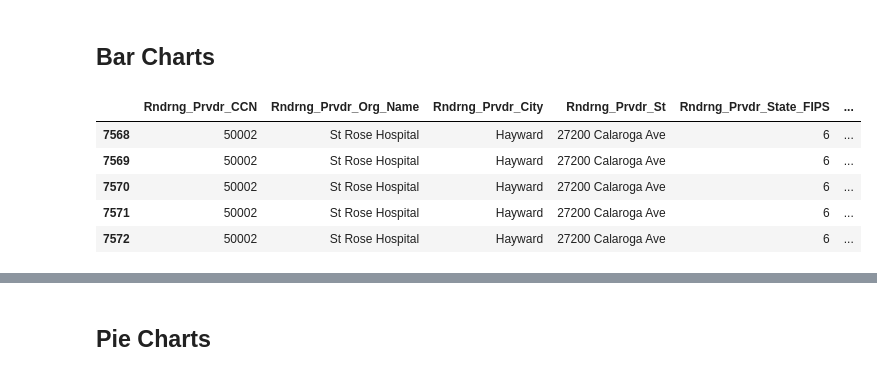
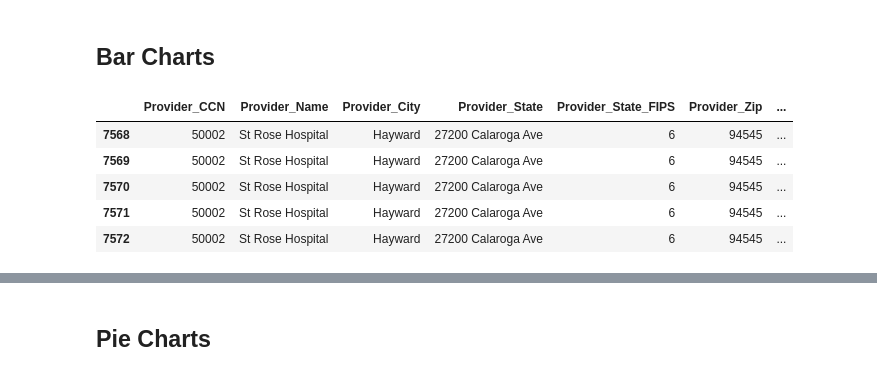
Before and after one commit to kgndirangu/project1, a Jupyter notebook: medicare.ipynb, the cells around one changed output, grey strips where cells are left out. Drawn from its saved outputs; the diff is of its cells as text; code cells hidden in the pictures.

```diff
--- a/medicare.ipynb
+++ b/medicare.ipynb
@@ -374,14 +493,14 @@ cost_summary
 # %%
 #Create dataset for 5 states of interest (states with highest discharge rates): PA, NY, CA, TX, FL
 
 selected_states = ["PA", "CA", "NY", "FL", "TX"]
-top_states = medicare_data[medicare_data["Rndrng_Prvdr_State_Abrvtn"].isin(selected_states)]
+top_states = medicare_data[medicare_data["Provider_State_Abbreviation"].isin(selected_states)]
 top_states.head()
 # %% [output]
-|  | Rndrng_Prvdr_CCN | Rndrng_Prvdr_Org_Name | Rndrng_Prvdr_City | Rndrng_Prvdr_St | Rndrng_Prvdr_State_FIPS | ... |
-| 7568 | 50002 | St Rose Hospital | Hayward | 27200 Calaroga Ave | 6 | ... |
-| 7569 | 50002 | St Rose Hospital | Hayward | 27200 Calaroga Ave | 6 | ... |
-| 7570 | 50002 | St Rose Hospital | Hayward | 27200 Calaroga Ave | 6 | ... |
-| 7571 | 50002 | St Rose Hospital | Hayward | 27200 Calaroga Ave | 6 | ... |
-| 7572 | 50002 | St Rose Hospital | Hayward | 27200 Calaroga Ave | 6 | ... |
+|  | Provider_CCN | Provider_Name | Provider_City | Provider_State | Provider_State_FIPS | Provider_Zip | ... |
+| 7568 | 50002 | St Rose Hospital | Hayward | 27200 Calaroga Ave | 6 | 94545 | ... |
+| 7569 | 50002 | St Rose Hospital | Hayward | 27200 Calaroga Ave | 6 | 94545 | ... |
+| 7570 | 50002 | St Rose Hospital | Hayward | 27200 Calaroga Ave | 6 | 94545 | ... |
+| 7571 | 50002 | St Rose Hospital | Hayward | 27200 Calaroga Ave | 6 | 94545 | ... |
+| 7572 | 50002 | St Rose Hospital | Hayward | 27200 Calaroga Ave | 6 | 94545 | ... |
 # %%
```
Also changed, not shown: parts of 23 cells of this notebook, 11 other files.
